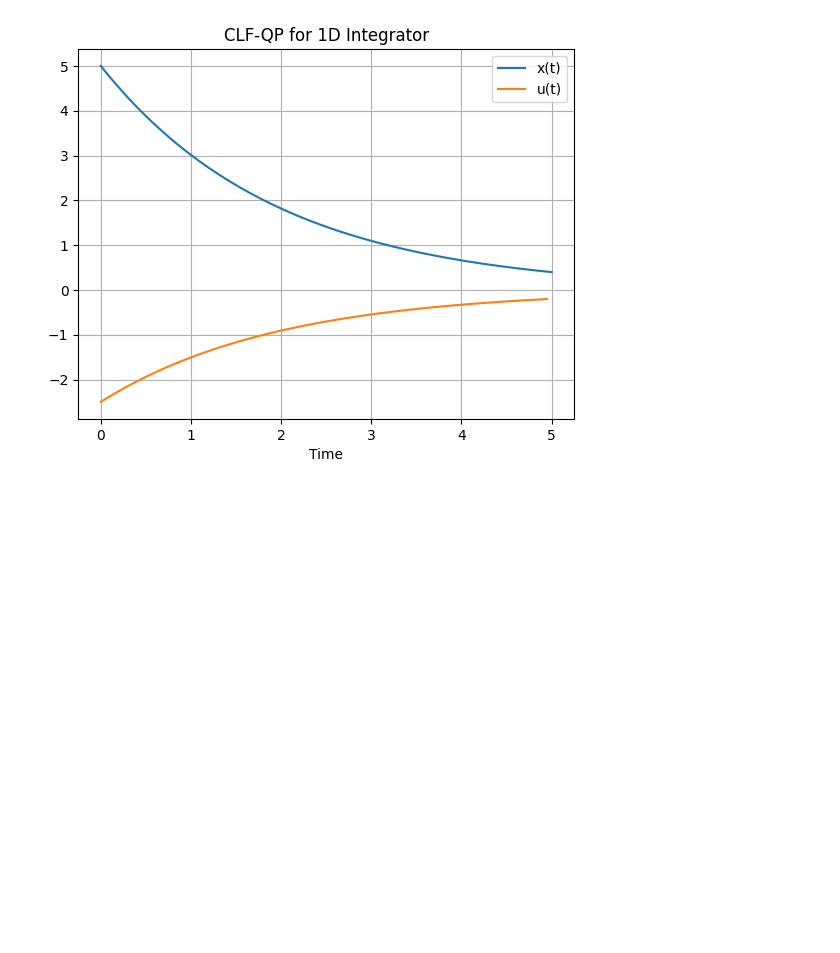
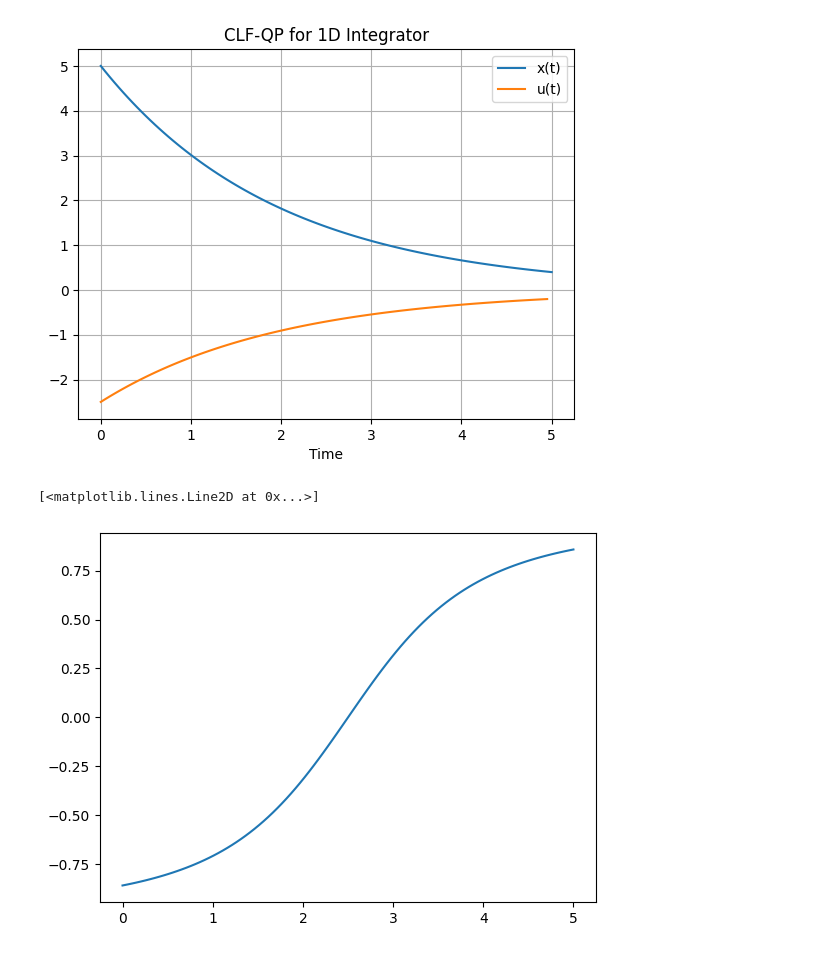
Before and after one commit to Omar-Elmofty/knowledge_compendium, a Jupyter notebook: notebooks/CLF-QP_controller.ipynb, the cells around one changed output. Saved outputs shown, nothing was run; the diff lists cells and outputs as text; code cells hidden in the pictures; blank space fills up the shorter version.

```diff
--- a/notebooks/CLF-QP_controller.ipynb
+++ b/notebooks/CLF-QP_controller.ipynb
@@ -118,3 +118,53 @@ plt.grid()
 plt.show()
 # %% [output]
 [figure]
+# %%
+import numpy as np
+import matplotlib.pyplot as plt
+import cvxpy as cp
+
+# Simulation parameters
+dt = 0.1
+T = 200
+
+# Goal
+xg, yg = 5.0, 5.0
+
+# CLF/CBF parameters
+c1 = 2.0
+c2 = 2.0
+p_delta = 1000.0
+R = np.diag([1.0, 0.1])  # Prefer turning over fast driving
+
+# Obstacle parameters
+ox, oy, r = 2.5, 2.5, 1.0
+
+def make_sdf(x, y):
+    dx = x - ox
+    dy = y - oy
+    d = np.sqrt(dx**2 + dy**2) - r
+    # h = d / np.sqrt(1 + d**2)
+    return d
+
+def grad_sdf(x, y):
+    dsdf_dx = (x - ox) / np.sqrt((x - ox)**2 + (y - oy)**2)
+    dsdf_dy = (y - oy) / np.sqrt((x - ox)**2 + (y - oy)**2)
+    return np.array([dsdf_dx, dsdf_dy])
+
+x_v = []
+d_v = []
+grad_x = []
+grad_y = []
+for x in np.linspace(0, 5.0, 100):
+    y = 1.0
+    x_v.append(x)
+    d_v.append(make_sdf(x, y))
+    gx, gy = grad_sdf(x, y)
+    grad_x.append(gx)
+    grad_y.append(gy)
+
+plt.plot(x_v, grad_x)
+# plt.plot(x_v, d_v)
+# %% [output]
+[<matplotlib.lines.Line2D at 0x...>]
+[figure, added]
```
Also changed, not shown: parts of 3 cells of this notebook, 2 other files.
